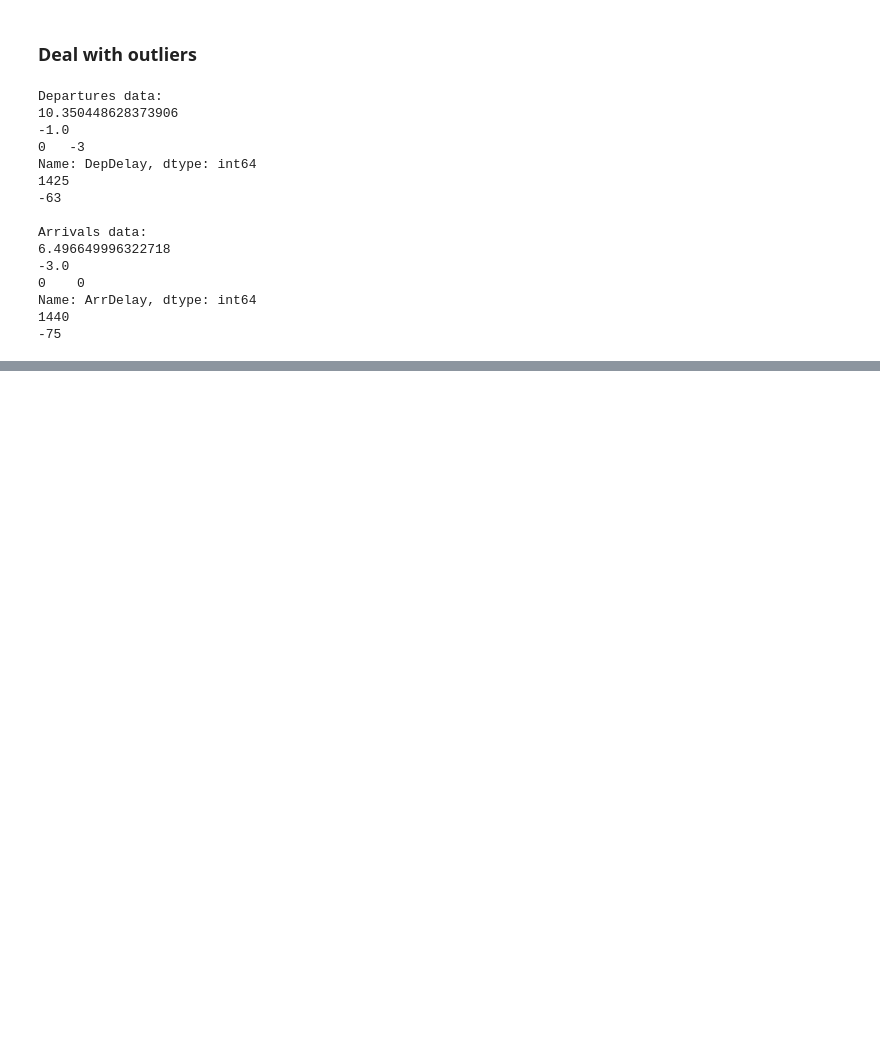
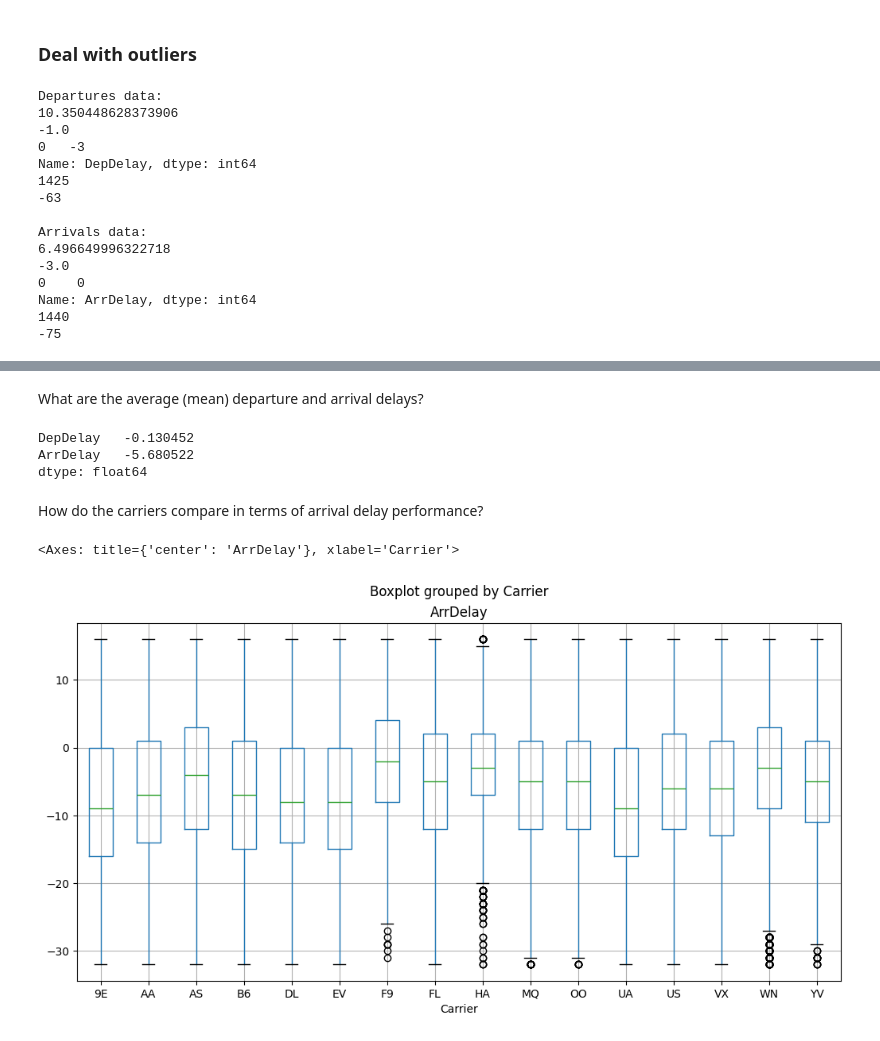
Before and after one commit to riccardodanna/ITS_PrimaRepo, a Jupyter notebook: Esercizio voli.ipynb, the cells around one changed output, grey strips where cells are left out. Saved outputs shown, nothing was run; the diff lists cells and outputs as text; code cells hidden in the pictures; blank space fills up the shorter version.

```diff
--- a/Esercizio voli.ipynb
+++ b/Esercizio voli.ipynb
@@ -117,0 +171,15 @@ def show_distribution (col):
+# %% [markdown]
+What are the average (mean) departure and arrival delays?
+# %%
+df_flights[delay_fields].mean()
+# %% [output]
+DepDelay   -0.130452
+ArrDelay   -5.680522
+dtype: float64
+# %% [markdown]
+How do the carriers compare in terms of arrival delay performance?
+# %%
+df_flights.boxplot(column='ArrDelay', by='Carrier', figsize=(12,6))
+# %% [output]
+<Axes: title={'center': 'ArrDelay'}, xlabel='Carrier'>
+[figure, added]
```
Also changed, not shown: parts of 16 cells of this notebook.
